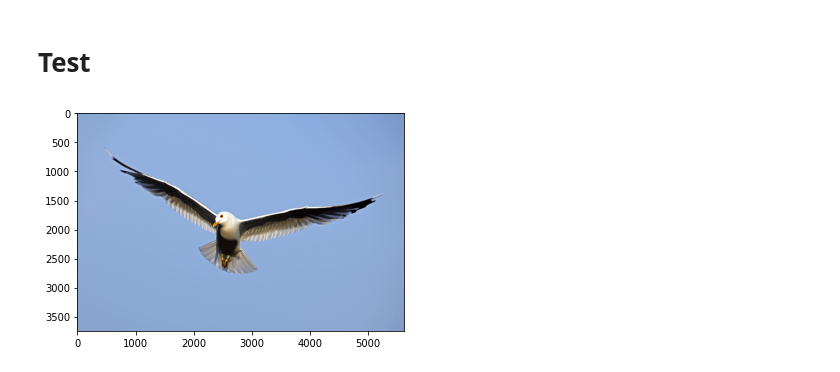
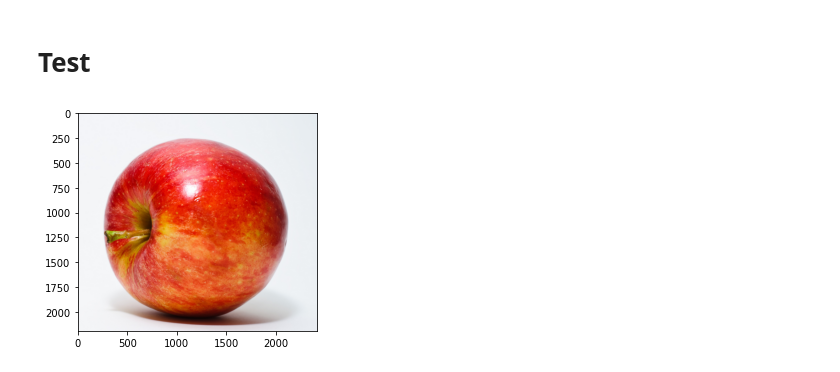
Before and after one commit to EmathVirtuallab/P1, a Jupyter notebook: Copy_of_Complex_Systems_Lab_Pretrained_Folder_Alexnet.ipynb, the cells around one changed output. Saved outputs shown, nothing was run; the diff lists cells and outputs as text; code cells hidden in the pictures.

```diff
--- a/Copy_of_Complex_Systems_Lab_Pretrained_Folder_Alexnet.ipynb
+++ b/Copy_of_Complex_Systems_Lab_Pretrained_Folder_Alexnet.ipynb
@@ -331,10 +331,10 @@ Estimated Total Size (MB): 227.99
 # %% [markdown]
 # Test
 # %%
-image = io.imread('https://upload.wikimedia.org/wikipedia/commons/9/9d/Bird_in_flight_wings_spread.jpg')
+image = io.imread('https://upload.wikimedia.org/wikipedia/commons/1/15/Red_Apple.jpg')
 plt.imshow(image);
 # %% [output]
-[figure, old version]
+[figure, new version]
 # %%
 img = apply_transforms(image).clone().detach().requires_grad_(True).to(device)
 # %%
```
Also changed, not shown: parts of 14 cells of this notebook.
